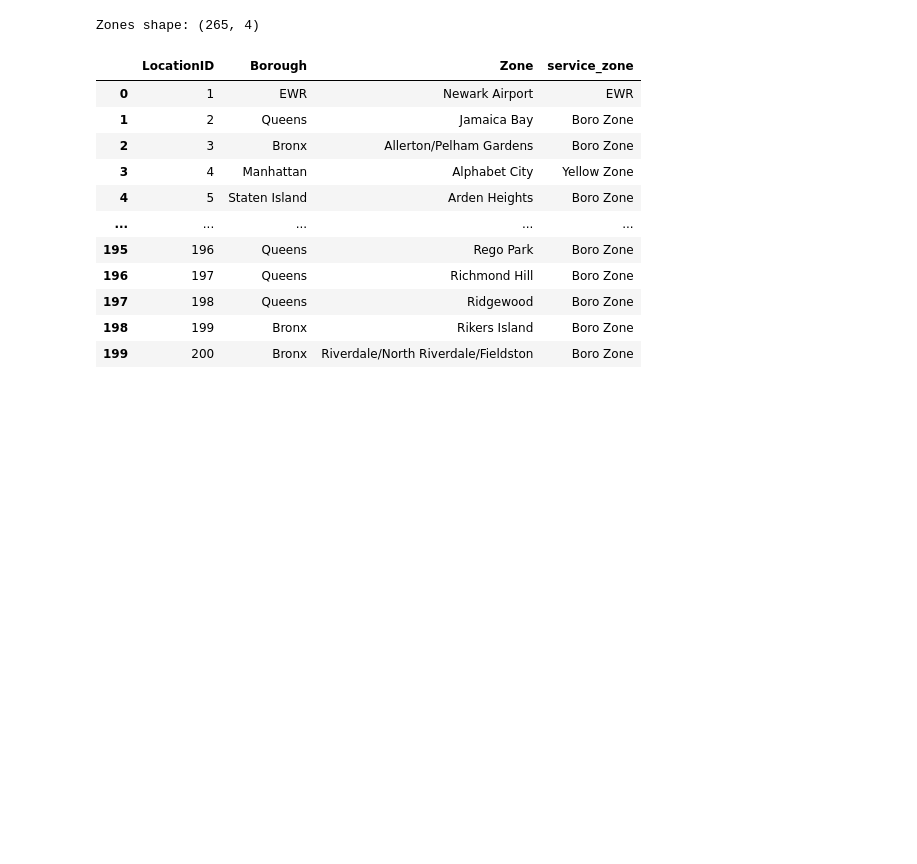
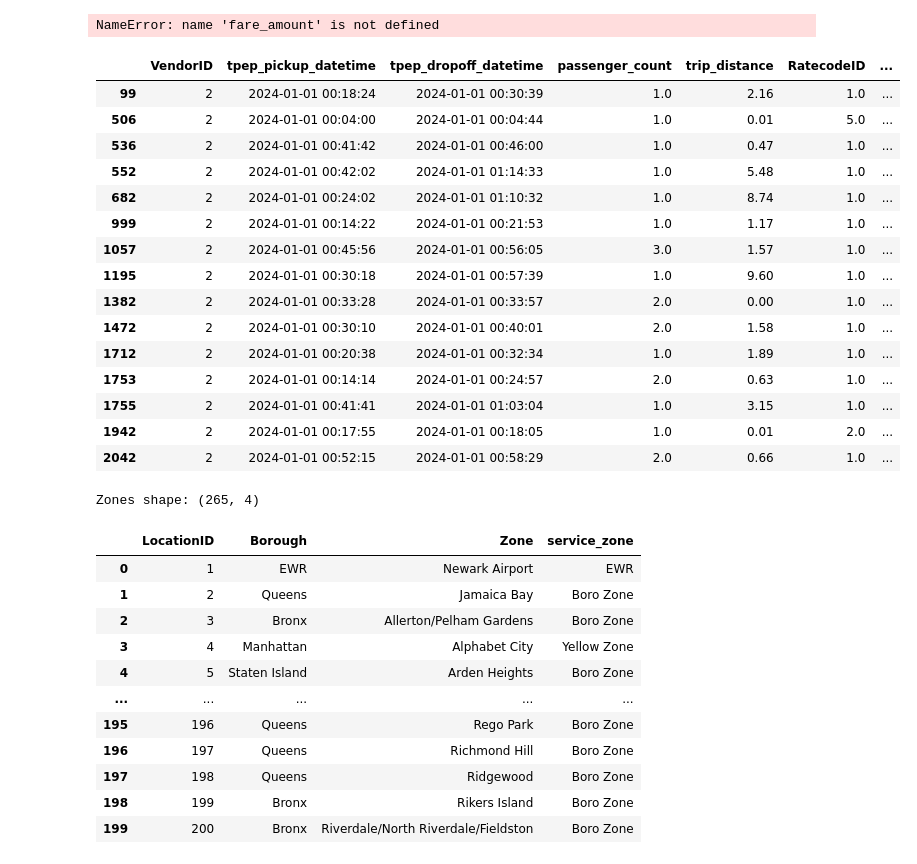
Before and after one commit to srmandli95/taxi-trip-ingestion, a Jupyter notebook: local/taxi-analysis.ipynb, the cells around one changed output. Cells and saved outputs as stored; diff of their text form; code cells hidden in the pictures; blank space fills up the shorter version.

```diff
--- a/local/taxi-analysis.ipynb
+++ b/local/taxi-analysis.ipynb
@@ -39,3 +85,34 @@ Trips shape: (2964624, 19)
+# %%
+df_trip_a = df_trips[df_trips.fare_amount > 0]
+df_trip_a = df_trip_a[df_trip_a.trip_distance >0]
+
+Q1 = df_trip_a[fare_amount].quartile(0.25)
+Q3 = df_trip_a[fare_amount].quartile(0.75)
+
+IQR = Q3 - Q1
+IQR
+# %% [output]
+NameError: name 'fare_amount' is not defined
+# %%
+df_trips_neg = df_trips[df_trips.fare_amount<0]
+display(df_trips_neg.head(15))
+# %% [output]
+|  | VendorID | tpep_pickup_datetime | tpep_dropoff_datetime | passenger_count | trip_distance | RatecodeID | ... |
+| 99 | 2 | 2024-01-01 00:18:24 | 2024-01-01 00:30:39 | 1.0 | 2.16 | 1.0 | ... |
+| 506 | 2 | 2024-01-01 00:04:00 | 2024-01-01 00:04:44 | 1.0 | 0.01 | 5.0 | ... |
+| 536 | 2 | 2024-01-01 00:41:42 | 2024-01-01 00:46:00 | 1.0 | 0.47 | 1.0 | ... |
+| 552 | 2 | 2024-01-01 00:42:02 | 2024-01-01 01:14:33 | 1.0 | 5.48 | 1.0 | ... |
+| 682 | 2 | 2024-01-01 00:24:02 | 2024-01-01 01:10:32 | 1.0 | 8.74 | 1.0 | ... |
+| 999 | 2 | 2024-01-01 00:14:22 | 2024-01-01 00:21:53 | 1.0 | 1.17 | 1.0 | ... |
+| 1057 | 2 | 2024-01-01 00:45:56 | 2024-01-01 00:56:05 | 3.0 | 1.57 | 1.0 | ... |
+| 1195 | 2 | 2024-01-01 00:30:18 | 2024-01-01 00:57:39 | 1.0 | 9.60 | 1.0 | ... |
+| 1382 | 2 | 2024-01-01 00:33:28 | 2024-01-01 00:33:57 | 2.0 | 0.00 | 1.0 | ... |
+| 1472 | 2 | 2024-01-01 00:30:10 | 2024-01-01 00:40:01 | 2.0 | 1.58 | 1.0 | ... |
+| 1712 | 2 | 2024-01-01 00:20:38 | 2024-01-01 00:32:34 | 1.0 | 1.89 | 1.0 | ... |
+| 1753 | 2 | 2024-01-01 00:14:14 | 2024-01-01 00:24:57 | 2.0 | 0.63 | 1.0 | ... |
+| 1755 | 2 | 2024-01-01 00:41:41 | 2024-01-01 01:03:04 | 1.0 | 3.15 | 1.0 | ... |
+| 1942 | 2 | 2024-01-01 00:17:55 | 2024-01-01 00:18:05 | 1.0 | 0.01 | 2.0 | ... |
+| 2042 | 2 | 2024-01-01 00:52:15 | 2024-01-01 00:58:29 | 2.0 | 0.66 | 1.0 | ... |
 # %%
 zones_path = DATA / "geo/taxi_zone_lookup.csv"
 df_zones = pd.read_csv(zones_path)
```
Also changed, not shown: parts of 1 cell of this notebook, 1 other file.
